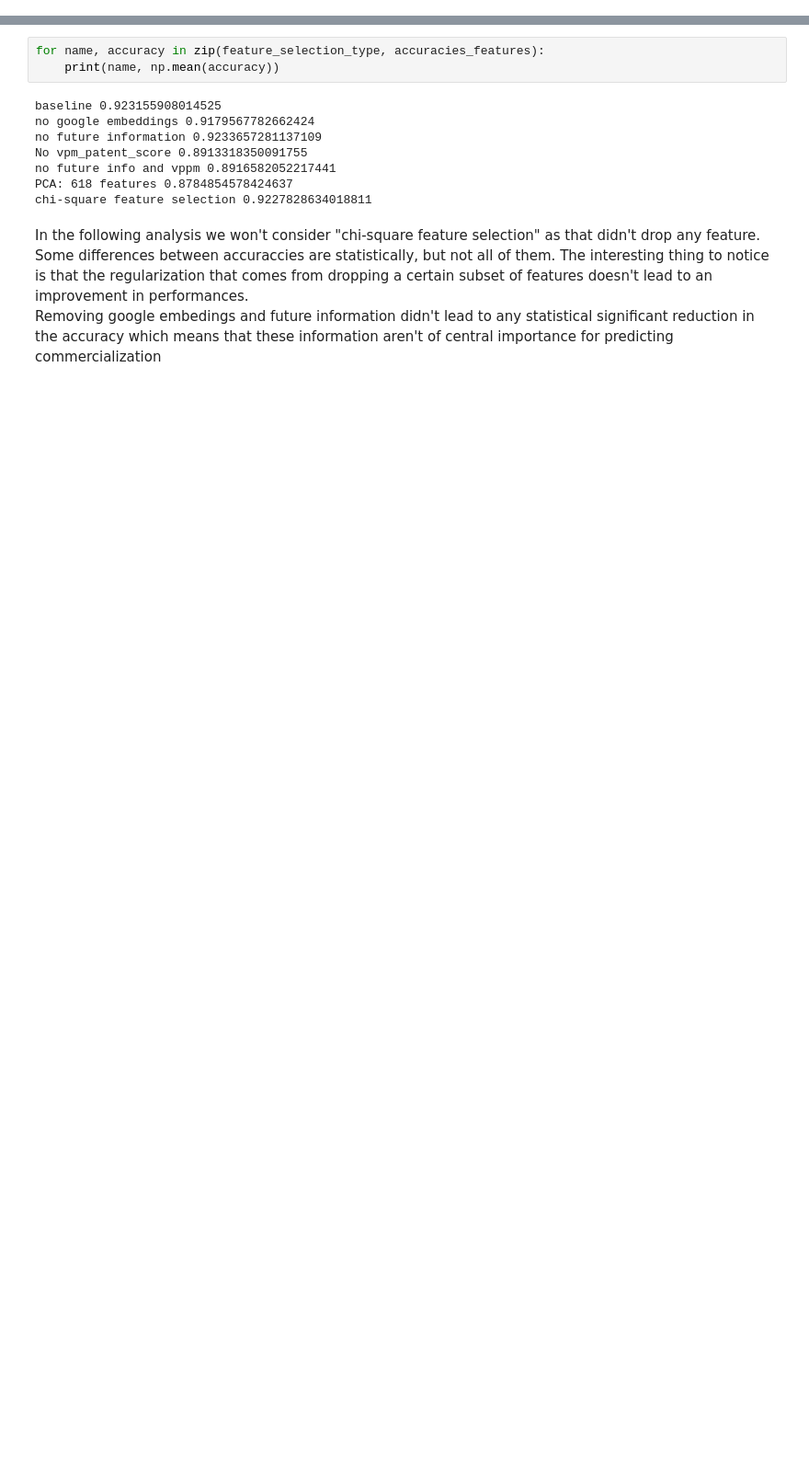
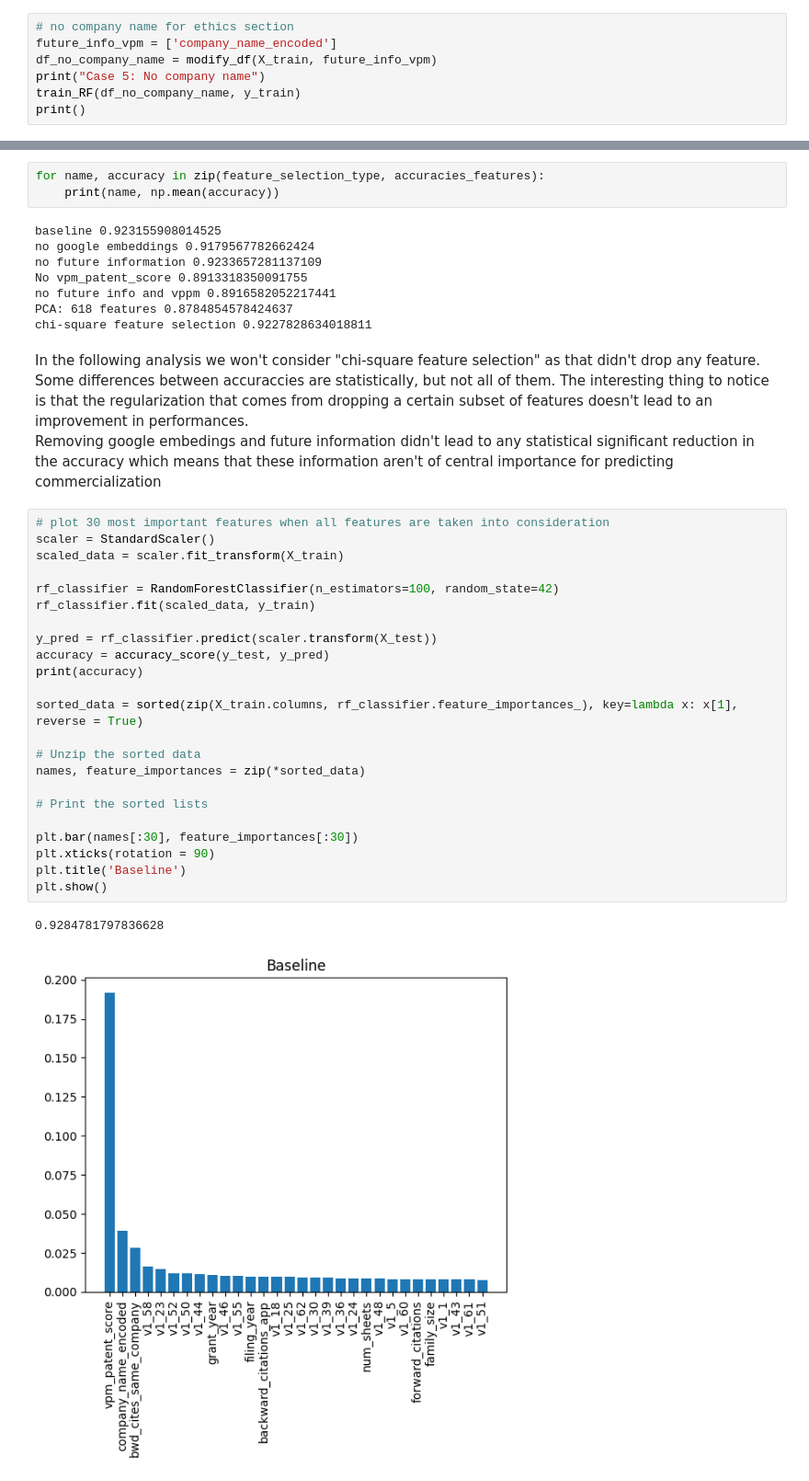
Before and after one commit to CS-433/ml-project-2-svm, a Jupyter notebook: main.ipynb, the cells around one changed output, grey strips where cells are left out. Shown at 92% size. Cells and saved outputs as stored; diff of their text form; blank space fills up the shorter version.

```diff
--- a/main.ipynb
+++ b/main.ipynb
@@ -470,3 +438,10 @@ Average F1 Score: 0.8754026081482389
 Average Accuracy: 0.8916582052217441
 Average Precision: 0.8875801949114749
 Average Recall: 0.8636339592700344
+# %%
+# no company name for ethics section
+future_info_vpm = ['company_name_encoded']
+df_no_company_name = modify_df(X_train, future_info_vpm)
+print("Case 5: No company name")
+train_RF(df_no_company_name, y_train)
+print()
@@ -642,3 +623,29 @@ chi-square feature selection 0.9227828634018811
 In the following analysis we won't consider "chi-square feature selection" as that didn't drop any feature. <br>
 Some differences between accuraccies are statistically, but not all of them. The interesting thing to notice is that the regularization that comes from dropping a certain subset of features doesn't lead to an improvement in performances.<br>
 Removing google embedings and future information didn't lead to any statistical significant reduction in the accuracy which means that these information aren't of central importance for predicting commercialization
+# %%
+# plot 30 most important features when all features are taken into consideration
+scaler = StandardScaler()
+scaled_data = scaler.fit_transform(X_train)
+
+rf_classifier = RandomForestClassifier(n_estimators=100, random_state=42)
+rf_classifier.fit(scaled_data, y_train)
+
+y_pred = rf_classifier.predict(scaler.transform(X_test))
+accuracy = accuracy_score(y_test, y_pred)
+print(accuracy)
+
+sorted_data = sorted(zip(X_train.columns, rf_classifier.feature_importances_), key=lambda x: x[1], reverse = True)
+
+# Unzip the sorted data
+names, feature_importances = zip(*sorted_data)
+
+# Print the sorted lists
+
+plt.bar(names[:30], feature_importances[:30])
+plt.xticks(rotation = 90)
+plt.title('Baseline')
+plt.show()
+# %% [output]
+0.9284781797836628
+[figure, added]
```
Also changed, not shown: parts of 30 cells of this notebook, 5 other files.
